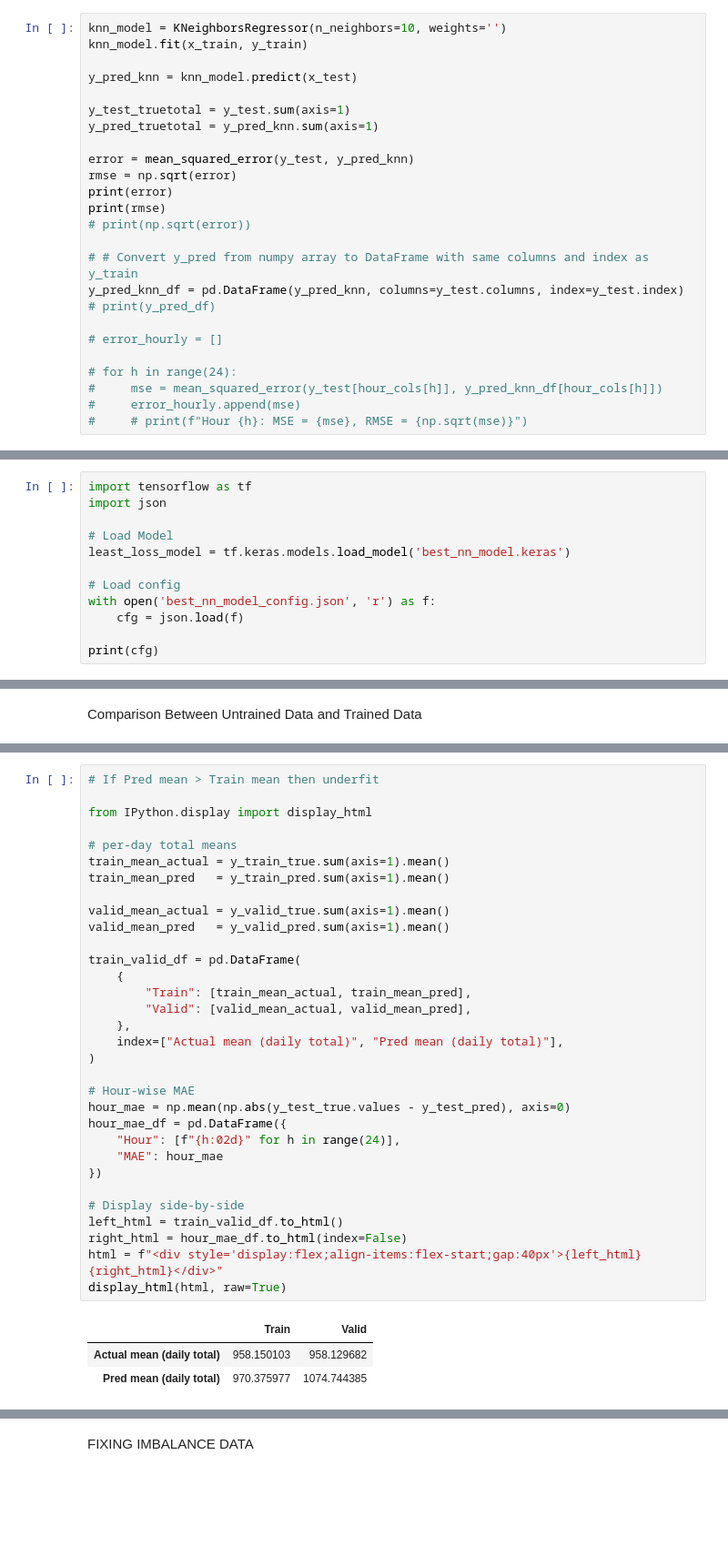
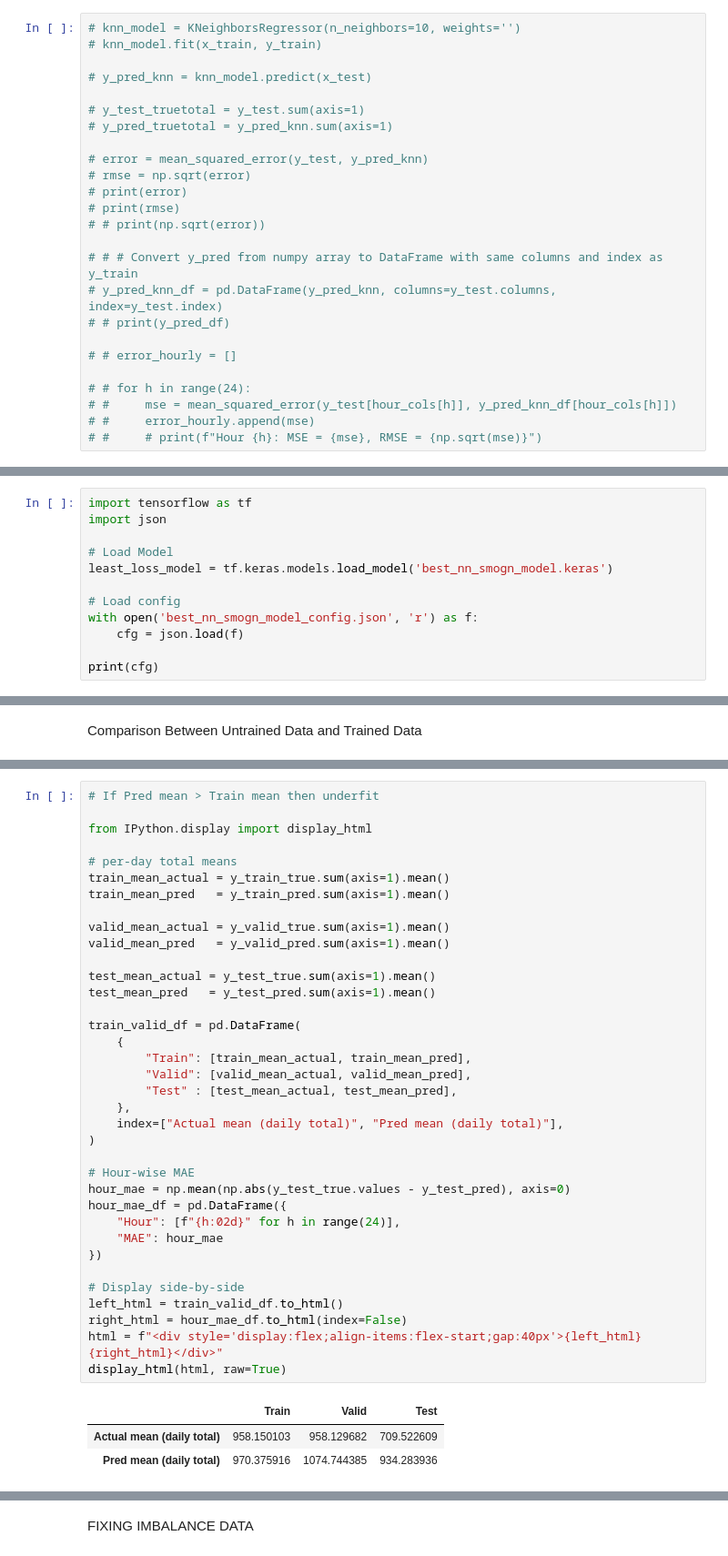
Before and after one commit to Lewis-Walter-K/Sustainability, a Jupyter notebook: test.ipynb, the cells around one changed output, grey strips where cells are left out. Shown at 91% size. Drawn from its saved outputs; the diff is of its cells as text; blank space fills up the shorter version.

```diff
--- a/test.ipynb
+++ b/test.ipynb
@@ -160,25 +159,25 @@ from sklearn.metrics import mean_absolute_error
 # %%
-knn_model = KNeighborsRegressor(n_neighbors=10, weights='')
-knn_model.fit(x_train, y_train)
+# knn_model = KNeighborsRegressor(n_neighbors=10, weights='')
+# knn_model.fit(x_train, y_train)
 
-y_pred_knn = knn_model.predict(x_test)
+# y_pred_knn = knn_model.predict(x_test)
 
-y_test_truetotal = y_test.sum(axis=1)
-y_pred_truetotal = y_pred_knn.sum(axis=1)
+# y_test_truetotal = y_test.sum(axis=1)
+# y_pred_truetotal = y_pred_knn.sum(axis=1)
 
-error = mean_squared_error(y_test, y_pred_knn)
-rmse = np.sqrt(error)
-print(error)
-print(rmse)
-# print(np.sqrt(error))
+# error = mean_squared_error(y_test, y_pred_knn)
+# rmse = np.sqrt(error)
+# print(error)
+# print(rmse)
+# # print(np.sqrt(error))
 
-# # Convert y_pred from numpy array to DataFrame with same columns and index as y_train
-y_pred_knn_df = pd.DataFrame(y_pred_knn, columns=y_test.columns, index=y_test.index)
-# print(y_pred_df)
+# # # Convert y_pred from numpy array to DataFrame with same columns and index as y_train
+# y_pred_knn_df = pd.DataFrame(y_pred_knn, columns=y_test.columns, index=y_test.index)
+# # print(y_pred_df)
 
-# error_hourly = []
+# # error_hourly = []
 
-# for h in range(24):
-#     mse = mean_squared_error(y_test[hour_cols[h]], y_pred_knn_df[hour_cols[h]])
-#     error_hourly.append(mse)
-#     # print(f"Hour {h}: MSE = {mse}, RMSE = {np.sqrt(mse)}")
+# # for h in range(24):
+# #     mse = mean_squared_error(y_test[hour_cols[h]], y_pred_knn_df[hour_cols[h]])
+# #     error_hourly.append(mse)
+# #     # print(f"Hour {h}: MSE = {mse}, RMSE = {np.sqrt(mse)}")
@@ -386,10 +382,10 @@ import tensorflow as tf
 import json
 
 # Load Model
-least_loss_model = tf.keras.models.load_model('best_nn_model.keras')
+least_loss_model = tf.keras.models.load_model('best_nn_smogn_model.keras')
 
 # Load config
-with open('best_nn_model_config.json', 'r') as f:
+with open('best_nn_smogn_model_config.json', 'r') as f:
     cfg = json.load(f)
 
 print(cfg)
@@ -527,36 +523,40 @@ TEST  RMSE: 28.51  MAE: 22.24
 from IPython.display import display_html
 
 # per-day total means
 train_mean_actual = y_train_true.sum(axis=1).mean()
 train_mean_pred   = y_train_pred.sum(axis=1).mean()
 
 valid_mean_actual = y_valid_true.sum(axis=1).mean()
 valid_mean_pred   = y_valid_pred.sum(axis=1).mean()
 
+test_mean_actual = y_test_true.sum(axis=1).mean()
+test_mean_pred   = y_test_pred.sum(axis=1).mean()
+
 train_valid_df = pd.DataFrame(
     {
         "Train": [train_mean_actual, train_mean_pred],
         "Valid": [valid_mean_actual, valid_mean_pred],
+        "Test" : [test_mean_actual, test_mean_pred],
     },
     index=["Actual mean (daily total)", "Pred mean (daily total)"],
 )
 
 # Hour-wise MAE
 hour_mae = np.mean(np.abs(y_test_true.values - y_test_pred), axis=0)
 hour_mae_df = pd.DataFrame({
     "Hour": [f"{h:02d}" for h in range(24)],
     "MAE": hour_mae
 })
 
 # Display side-by-side
 left_html = train_valid_df.to_html()
 right_html = hour_mae_df.to_html(index=False)
 html = f"<div style='display:flex;align-items:flex-start;gap:40px'>{left_html}{right_html}</div>"
 display_html(html, raw=True)
 # %% [output]
-|  | Train | Valid |
-| Actual mean (daily total) | 958.150103 | 958.129682 |
-| Pred mean (daily total) | 970.375977 | 1074.744385 |
+|  | Train | Valid | Test |
+| Actual mean (daily total) | 958.150103 | 958.129682 | 709.522609 |
+| Pred mean (daily total) | 970.375916 | 1074.744385 | 934.283936 |
 | Hour | MAE |
 | 00 | 21.895236 |
 | 01 | 21.172988 |
```
Also changed, not shown: parts of 8 cells of this notebook, 5 other files.
